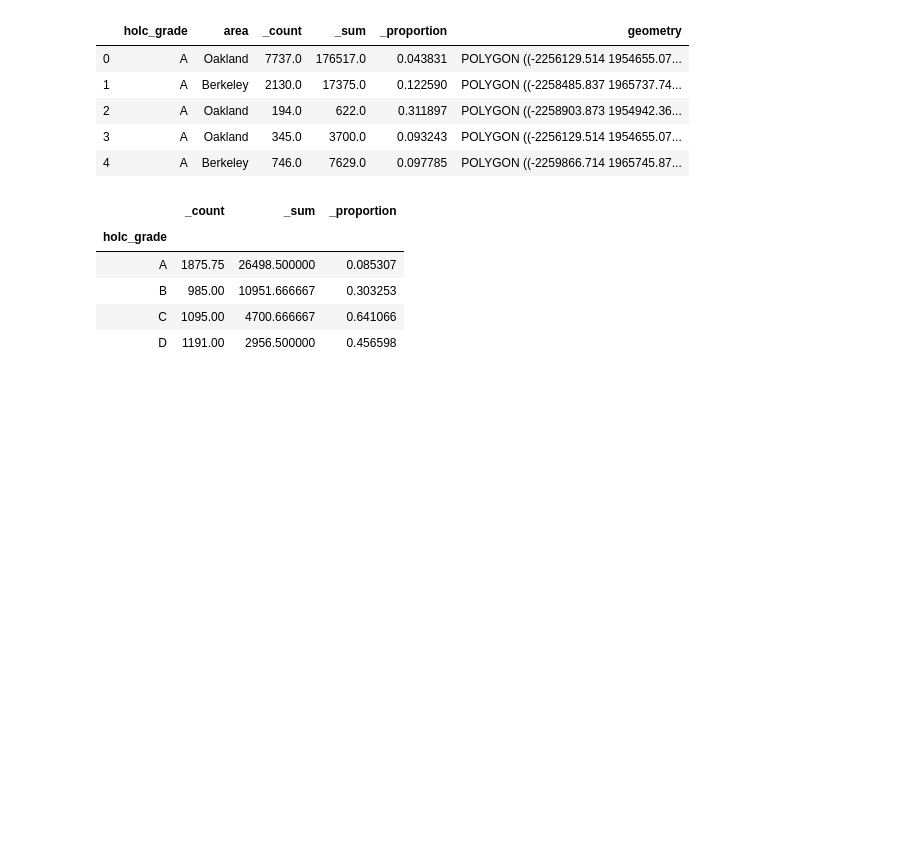
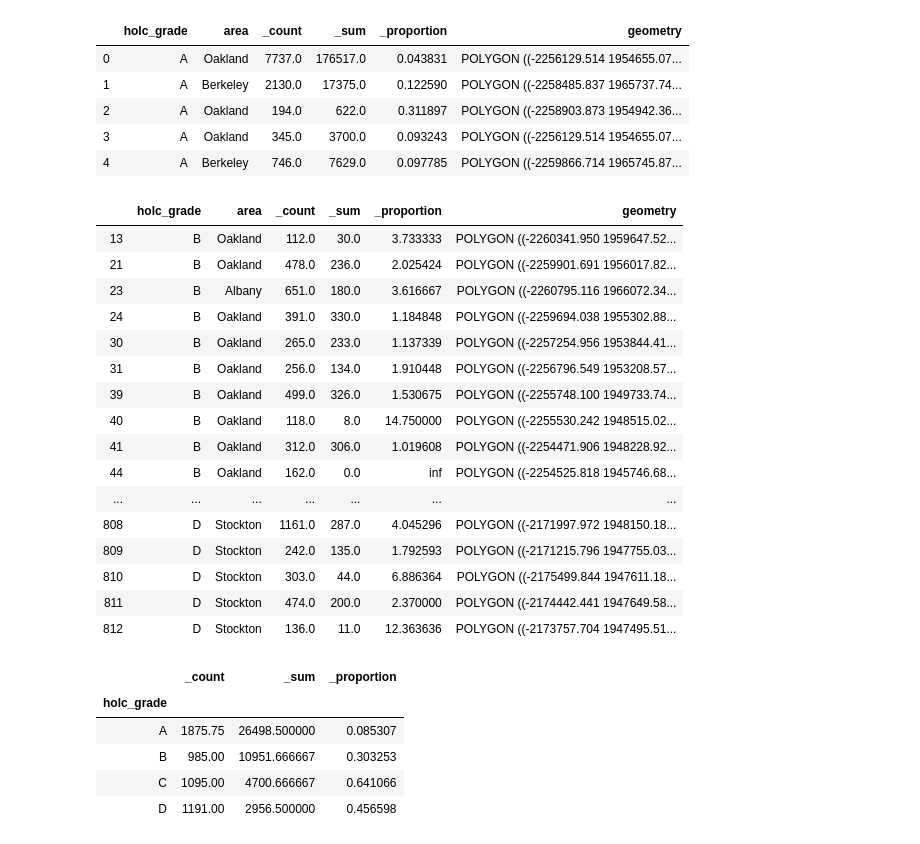
Before and after one commit to ds-modules/espm-c167, a Jupyter notebook: Lab2-Draft/Rebekah-Soc88/NB2_Draft1.ipynb, the cells around one changed output. Saved outputs shown, nothing was run; the diff lists cells and outputs as text; code cells hidden in the pictures; blank space fills up the shorter version.

```diff
--- a/Lab2-Draft/Rebekah-Soc88/NB2_Draft1.ipynb
+++ b/Lab2-Draft/Rebekah-Soc88/NB2_Draft1.ipynb
@@ -129,6 +147,30 @@ holc_5072.head()
 | 2 | A | Oakland | 194.0 | 622.0 | 0.311897 | POLYGON ((-2258903.873 1954942.36... |
 | 3 | A | Oakland | 345.0 | 3700.0 | 0.093243 | POLYGON ((-2256129.514 1954655.07... |
 | 4 | A | Berkeley | 746.0 | 7629.0 | 0.097785 | POLYGON ((-2259866.714 1965745.87... |
+# %%
+#Outliers
+
+numoutliers = len(holc_5072[holc_5072["_count"] > holc_5072["_sum"]]) #233/814 ish
+
+holc_5072[holc_5072["_count"] > holc_5072["_sum"]]
+# %% [output]
+|  | holc_grade | area | _count | _sum | _proportion | geometry |
+| 13 | B | Oakland | 112.0 | 30.0 | 3.733333 | POLYGON ((-2260341.950 1959647.52... |
+| 21 | B | Oakland | 478.0 | 236.0 | 2.025424 | POLYGON ((-2259901.691 1956017.82... |
+| 23 | B | Albany | 651.0 | 180.0 | 3.616667 | POLYGON ((-2260795.116 1966072.34... |
+| 24 | B | Oakland | 391.0 | 330.0 | 1.184848 | POLYGON ((-2259694.038 1955302.88... |
+| 30 | B | Oakland | 265.0 | 233.0 | 1.137339 | POLYGON ((-2257254.956 1953844.41... |
+| 31 | B | Oakland | 256.0 | 134.0 | 1.910448 | POLYGON ((-2256796.549 1953208.57... |
+| 39 | B | Oakland | 499.0 | 326.0 | 1.530675 | POLYGON ((-2255748.100 1949733.74... |
+| 40 | B | Oakland | 118.0 | 8.0 | 14.750000 | POLYGON ((-2255530.242 1948515.02... |
+| 41 | B | Oakland | 312.0 | 306.0 | 1.019608 | POLYGON ((-2254471.906 1948228.92... |
+| 44 | B | Oakland | 162.0 | 0.0 | inf | POLYGON ((-2254525.818 1945746.68... |
+| ... | ... | ... | ... | ... | ... | ... |
+| 808 | D | Stockton | 1161.0 | 287.0 | 4.045296 | POLYGON ((-2171997.972 1948150.18... |
+| 809 | D | Stockton | 242.0 | 135.0 | 1.792593 | POLYGON ((-2171215.796 1947755.03... |
+| 810 | D | Stockton | 303.0 | 44.0 | 6.886364 | POLYGON ((-2175499.844 1947611.18... |
+| 811 | D | Stockton | 474.0 | 200.0 | 2.370000 | POLYGON ((-2174442.441 1947649.58... |
+| 812 | D | Stockton | 136.0 | 11.0 | 12.363636 | POLYGON ((-2173757.704 1947495.51... |
 # %%
 #Group by HOLC grade in a particular area (Berkeley)
 subset = holc_5072[(holc_5072["area"] == "Berkeley") & (holc_5072["_count"] < holc_5072["_sum"])]
```
Also changed, not shown: parts of 2 cells of this notebook, 1 other file.
